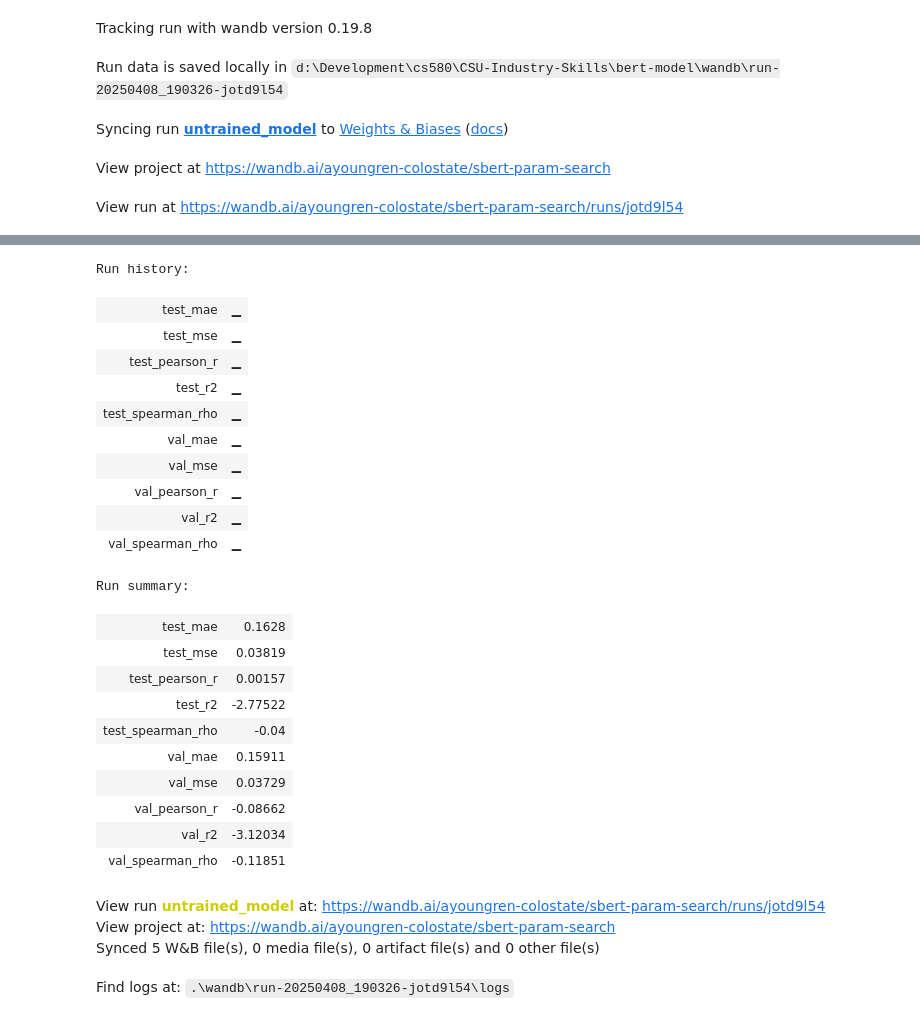
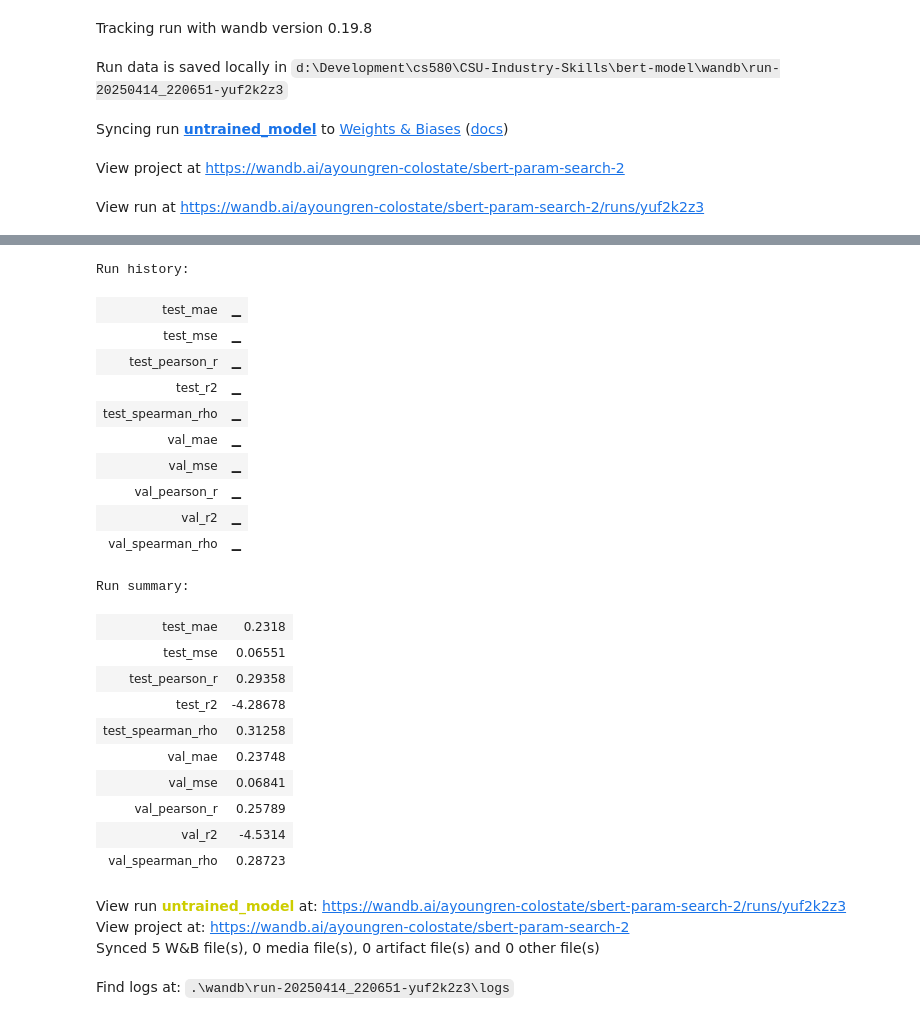
Before and after one commit to spencebl/CSU-Industry-Skills, a Jupyter notebook: bert-model/default_sBERT.ipynb, the cells around one changed output, grey strips where cells are left out. Cells and saved outputs as stored; diff of their text form; code cells hidden in the pictures.

Commit message:
corrected bug in training data creation. final bert model evaluations

```diff
--- a/bert-model/default_sBERT.ipynb
+++ b/bert-model/default_sBERT.ipynb
@@ -121,7 +123,7 @@ datasets = prepare_datasets(td_df)
 
 run = wandb.init(
     entity="ayoungren-colostate",
-    project="sbert-param-search",
+    project="sbert-param-search-2",
     name="untrained_model"
 )
 
@@ -136,47 +138,47 @@ run.log({
     'val_spearman_rho': val_metrics['spearman_rho']
 })
 
 test_metrics = evaluate_dataset(datasets['test'])
 
 run.log({
     'test_mse': test_metrics['mse'],
     'test_mae': test_metrics['mae'],
     'test_r2': test_metrics['r2'],
     'test_pearson_r': test_metrics['pearson_r'],
     'test_spearman_rho': test_metrics['spearman_rho']
 })
 
 run.finish()
 # %% [output]
 Tracking run with wandb version 0.19.8
-Run data is saved locally in d:\Development\cs580\CSU-Industry-Skills\bert-model\wandb\run-20250408_190326-jotd9l54
+Run data is saved locally in d:\Development\cs580\CSU-Industry-Skills\bert-model\wandb\run-20250414_220651-yuf2k2z3
 Syncing run untrained_model to Weights & Biases (docs)
-View project at https://wandb.ai/ayoungren-colostate/sbert-param-search
+View project at https://wandb.ai/ayoungren-colostate/sbert-param-search-2
-View run at https://wandb.ai/ayoungren-colostate/sbert-param-search/runs/jotd9l54
+View run at https://wandb.ai/ayoungren-colostate/sbert-param-search-2/runs/yuf2k2z3
 [interactive output not drawn]
 Run history:
 | test_mae | ▁ |
 | test_mse | ▁ |
 | test_pearson_r | ▁ |
 | test_r2 | ▁ |
 | test_spearman_rho | ▁ |
 | val_mae | ▁ |
 | val_mse | ▁ |
 | val_pearson_r | ▁ |
 | val_r2 | ▁ |
 | val_spearman_rho | ▁ |
 Run summary:
-| test_mae | 0.1628 |
-| test_mse | 0.03819 |
-| test_pearson_r | 0.00157 |
-| test_r2 | -2.77522 |
-| test_spearman_rho | -0.04 |
-| val_mae | 0.15911 |
-| val_mse | 0.03729 |
-| val_pearson_r | -0.08662 |
-| val_r2 | -3.12034 |
-| val_spearman_rho | -0.11851 |
+| test_mae | 0.2318 |
+| test_mse | 0.06551 |
+| test_pearson_r | 0.29358 |
+| test_r2 | -4.28678 |
+| test_spearman_rho | 0.31258 |
+| val_mae | 0.23748 |
+| val_mse | 0.06841 |
+| val_pearson_r | 0.25789 |
+| val_r2 | -4.5314 |
+| val_spearman_rho | 0.28723 |
-View run untrained_model at: https://wandb.ai/ayoungren-colostate/sbert-param-search/runs/jotd9l54
-View project at: https://wandb.ai/ayoungren-colostate/sbert-param-search
+View run untrained_model at: https://wandb.ai/ayoungren-colostate/sbert-param-search-2/runs/yuf2k2z3
+View project at: https://wandb.ai/ayoungren-colostate/sbert-param-search-2
 Synced 5 W&B file(s), 0 media file(s), 0 artifact file(s) and 0 other file(s)
-Find logs at: .\wandb\run-20250408_190326-jotd9l54\logs
+Find logs at: .\wandb\run-20250414_220651-yuf2k2z3\logs
```
Also changed, not shown: parts of 2 cells of this notebook, 2 other files.
